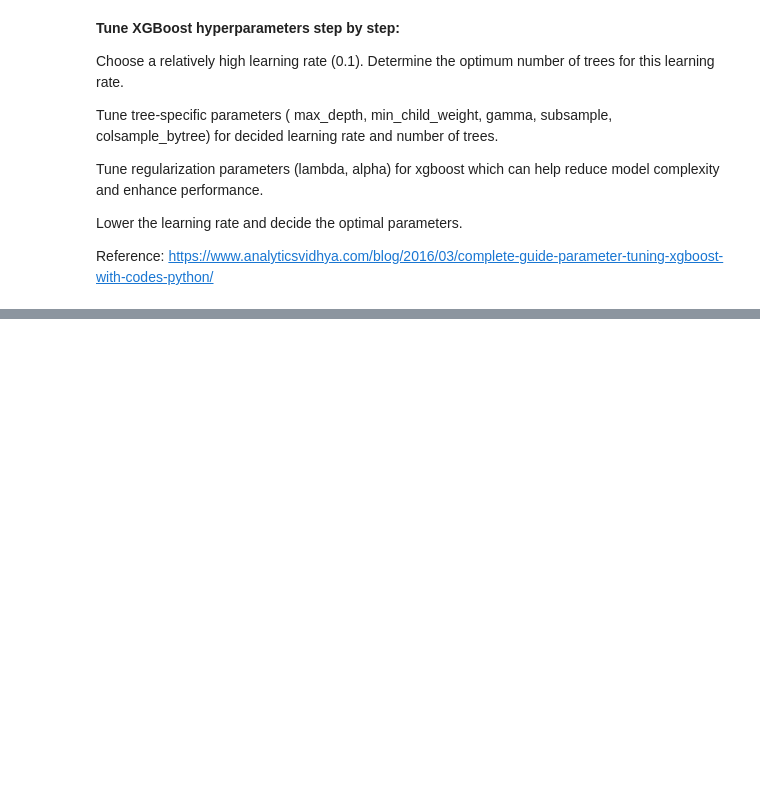
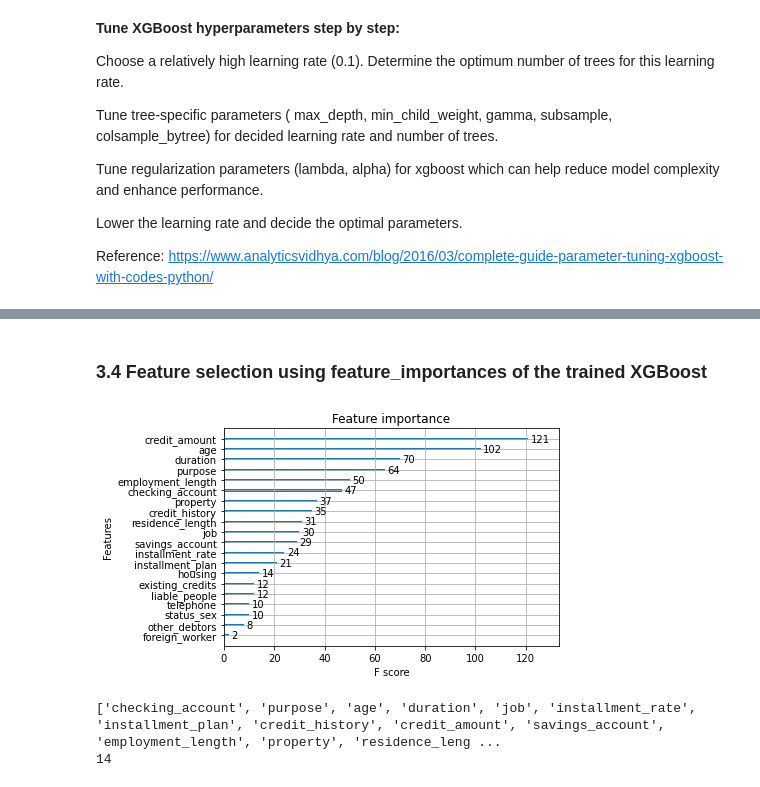
Before and after one commit to shanqu91/project_credit_risk_modeling, a Jupyter notebook: C4_credit_modeling_XGBoost.ipynb, the cells around one changed output, grey strips where cells are left out. Drawn from its saved outputs; the diff is of its cells as text; code cells hidden in the pictures; blank space fills up the shorter version.

```diff
--- a/C4_credit_modeling_XGBoost.ipynb
+++ b/C4_credit_modeling_XGBoost.ipynb
@@ -423,0 +357,23 @@ We can choose threshold = 0.62
+# %% [markdown]
+### 3.4 Feature selection using feature_importances of the trained XGBoost
+# %%
+plot_importance(model_bestparam, importance_type = 'weight')
+plt.show()
+#print(model_bestparam.get_booster().get_score(importance_type = 'weight'))
+
+dict_importance = [model_bestparam.get_booster().get_score(importance_type = 'weight')]
+df_importance = pd.DataFrame(dict_importance)
+
+selected_columns = []
+for index in np.arange(len(df_importance.columns)):
+  if df_importance.iloc[0, index] >= 14:
+    selected_columns.append(df_importance.columns[index])
+
+print(selected_columns)
+print(len(selected_columns))
+df_X_train_selected = df_X_train[selected_columns]
+df_X_val_selected = df_X_val[selected_columns]
+# %% [output]
+[figure, added]
+['checking_account', 'purpose', 'age', 'duration', 'job', 'installment_rate', 'installment_plan', 'credit_history', 'credit_amount', 'savings_account', 'employment_length', 'property', 'residence_leng ...
+14
```
Also changed, not shown: parts of 52 cells of this notebook.
